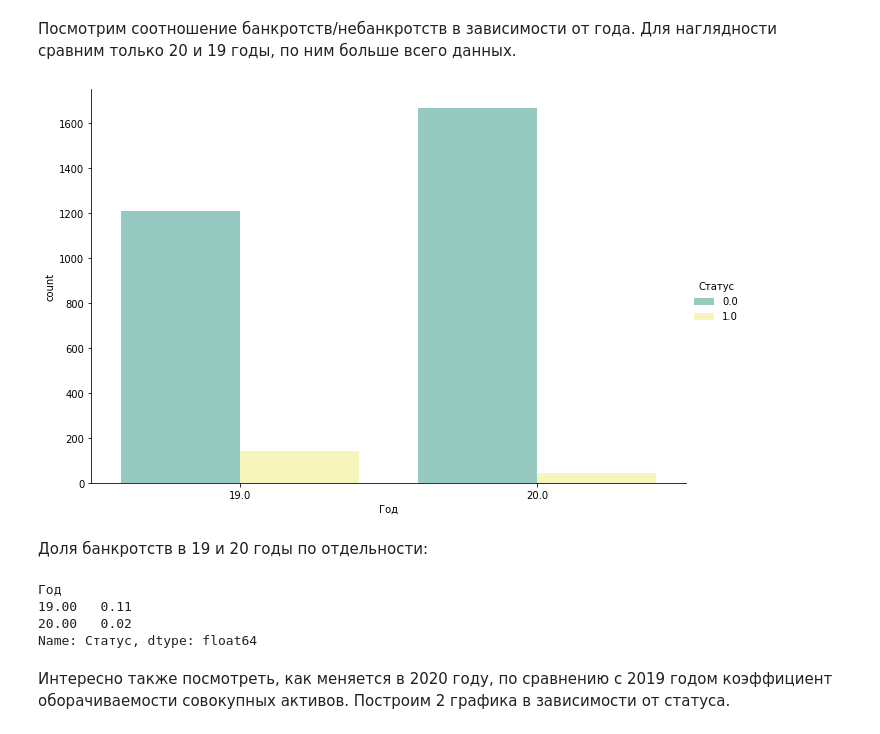
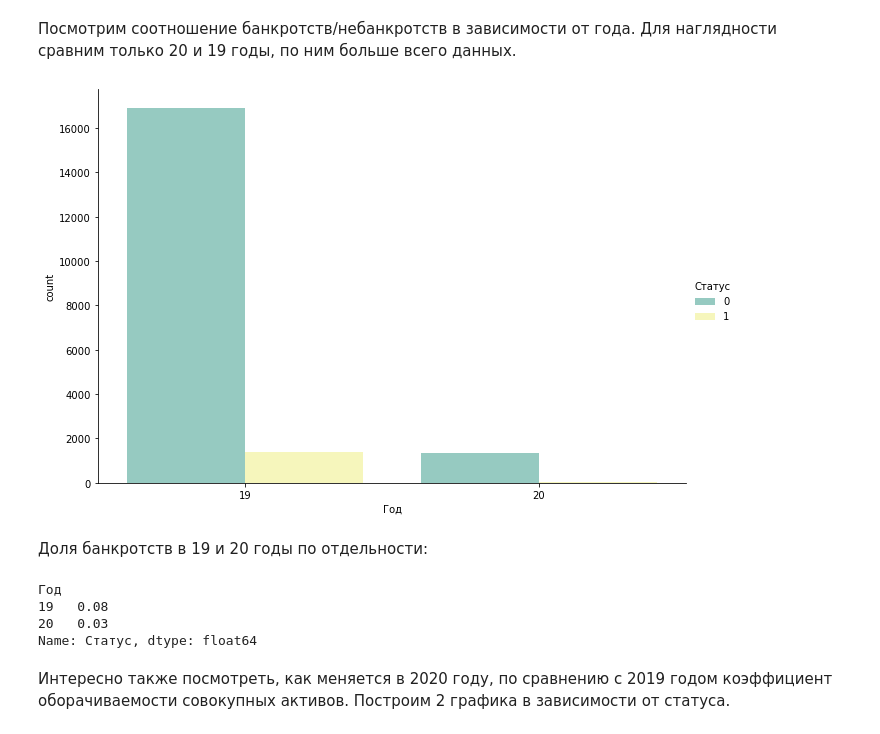
Before and after one commit to dariagerasimenko/Econ_projects, a Jupyter notebook: Econometrics 2021/Preliminary_analysis_of_data.ipynb, the cells around one changed output. Cells and saved outputs as stored; diff of their text form; code cells hidden in the pictures.

```diff
--- a/Econometrics 2021/Preliminary_analysis_of_data.ipynb
+++ b/Econometrics 2021/Preliminary_analysis_of_data.ipynb
@@ -16,7 +16,7 @@ Populating the interactive namespace from numpy and matplotlib
 # %% [markdown]
 Откроем датасет (в кавычках указан путь к файлу на моем копмьютере, нужно его заменить), указанные параметры - параметры открытия файла csv. Если русские символы декодируются неправильно или что-то ломается - следует убрать " engine='python' ". Далее открываем датасет
 # %%
-df=pd.read_excel('dataset_for_project.xlsx')
+df=pd.read_excel('dataset_new.xlsx')
 df
 # %% [output]
 |  | № | Наименование | Год | Возраст компании, лет | Статус | Организационно-правовая форма | ... |
@@ -221,16 +243,16 @@ data_2019_2020 = data_2019_2020.drop(data_2019_2020[data_2019_2020['Год'] ==
 # %%
-sns.catplot(x = 'Год', hue ="Статус", data=data_2019_2020, kind="count", height = 6, aspect = 1.5, palette = 'Set3', )
+sns.catplot(x = 'Год', hue ="Статус", data=df, kind="count", height = 6, aspect = 1.5, palette = 'Set3', )
 plt.show()
 # %% [output]
-[figure, old version]
+[figure, new version]
 # %% [markdown]
 Доля банкротств в 19 и 20 годы по отдельности:
 # %%
-data_2019_2020.groupby(by=['Год'])['Статус'].mean()
+df.groupby(by=['Год'])['Статус'].mean()
 # %% [output]
 Год
-19.00   0.11
-20.00   0.02
+19   0.08
+20   0.03
 Name: Статус, dtype: float64
 # %% [markdown]
 Интересно также посмотреть, как меняется в 2020 году, по сравнению с 2019 годом коэффициент оборачиваемости совокупных активов. Построим 2 графика в зависимости от статуса.
```
Also changed, not shown: parts of 14 cells of this notebook, 2 other files.
